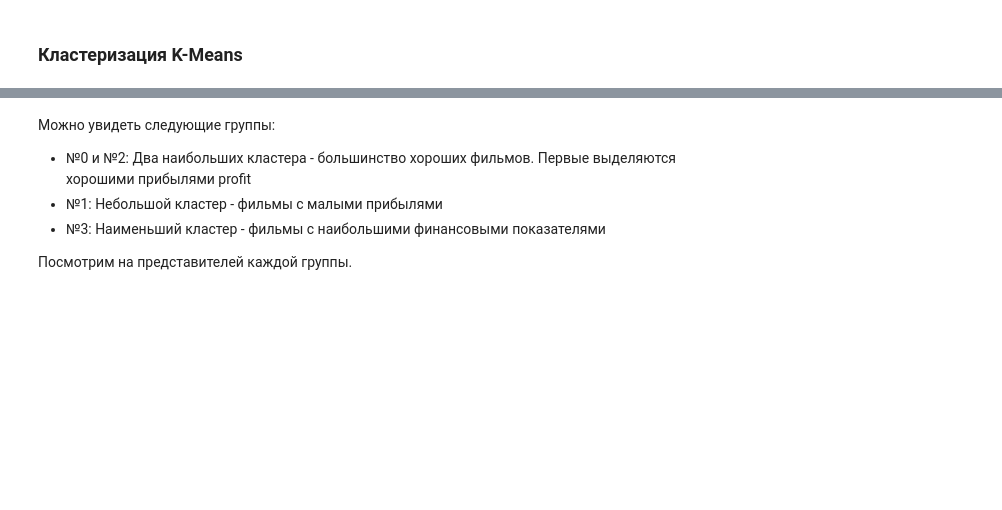
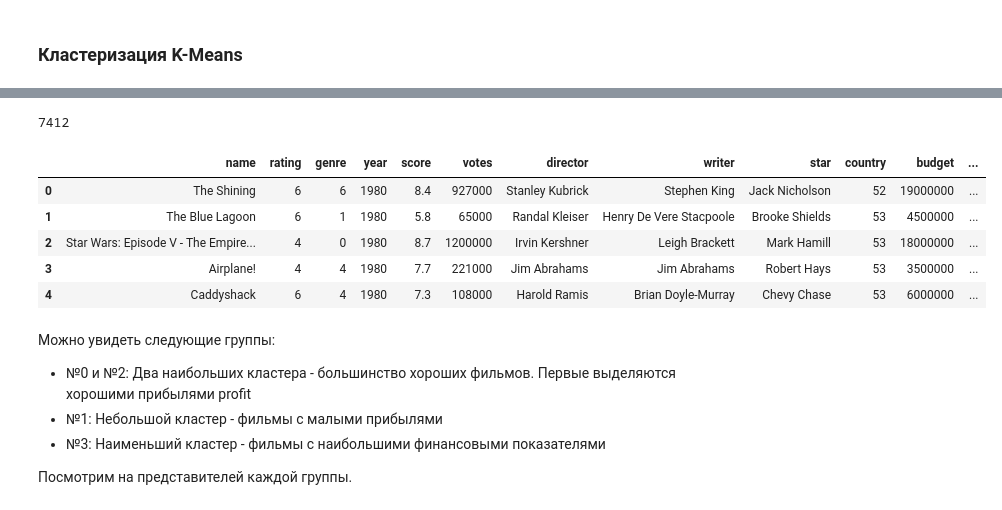
Before and after one commit to gutsy51/leti-course03, a Jupyter notebook: ml/Lab 2, 2372, Полуянов ВН.ipynb, the cells around one changed output, grey strips where cells are left out. Cells and saved outputs as stored; diff of their text form; code cells hidden in the pictures; blank space fills up the shorter version.

Commit message:
ML/Improve+Review: Practice02 save .csv Fixed some minor code style mistakes, added code block with dataframe saving

```diff
--- a/ml/Lab 2, 2372, Полуянов ВН.ipynb
+++ b/ml/Lab 2, 2372, Полуянов ВН.ipynb
@@ -48,7 +78,7 @@ df.info()
 float_features = df.select_dtypes(include='float64').columns
 float_features = float_features.dropna()
 for feature in float_features:
-    func = lambda x: pd.isna(x) or (pd.notna(x) and x.is_integer())
+    func = lambda el: pd.isna(el) or (pd.notna(el) and el.is_integer())
     if df[feature].apply(func).all():
         df[feature] = df[feature].astype('Int64')
 # %% [markdown]
@@ -70,7 +121,7 @@ def released_to_year(val_str: str) -> Optional[int]:
     return int(val_str[-4:])
 
 
-func = lambda x: released_to_year(x['released']) if str(x['released']) != 'nan' else x['year']
+func = lambda el: released_to_year(el['released']) if str(el['released']) != 'nan' else el['year']
 df['year'] = df.apply(func, axis=1)
 df = df.drop('released', axis=1)
 # %%
@@ -284,8 +452,18 @@ optimal_k = 4
 kmeans = KMeans(n_clusters=optimal_k)
 kmeans.fit(df_numeric)
 len(kmeans.labels_)
+# %% [output]
+7412
 # %%
-df['cluster'] = kmeans.labels_
-df.head()
+df_clusters = df.copy()
+df_clusters['cluster'] = kmeans.labels_
+df_clusters.head()
+# %% [output]
+|  | name | rating | genre | year | score | votes | director | writer | star | country | budget | ... |
+| 0 | The Shining | 6 | 6 | 1980 | 8.4 | 927000 | Stanley Kubrick | Stephen King | Jack Nicholson | 52 | 19000000 | ... |
+| 1 | The Blue Lagoon | 6 | 1 | 1980 | 5.8 | 65000 | Randal Kleiser | Henry De Vere Stacpoole | Brooke Shields | 53 | 4500000 | ... |
+| 2 | Star Wars: Episode V - The Empire... | 4 | 0 | 1980 | 8.7 | 1200000 | Irvin Kershner | Leigh Brackett | Mark Hamill | 53 | 18000000 | ... |
+| 3 | Airplane! | 4 | 4 | 1980 | 7.7 | 221000 | Jim Abrahams | Jim Abrahams | Robert Hays | 53 | 3500000 | ... |
+| 4 | Caddyshack | 6 | 4 | 1980 | 7.3 | 108000 | Harold Ramis | Brian Doyle-Murray | Chevy Chase | 53 | 6000000 | ... |
 # %%
 plt.figure(figsize=(12,7))
```
Also changed, not shown: parts of 27 cells of this notebook, 1 other file.
